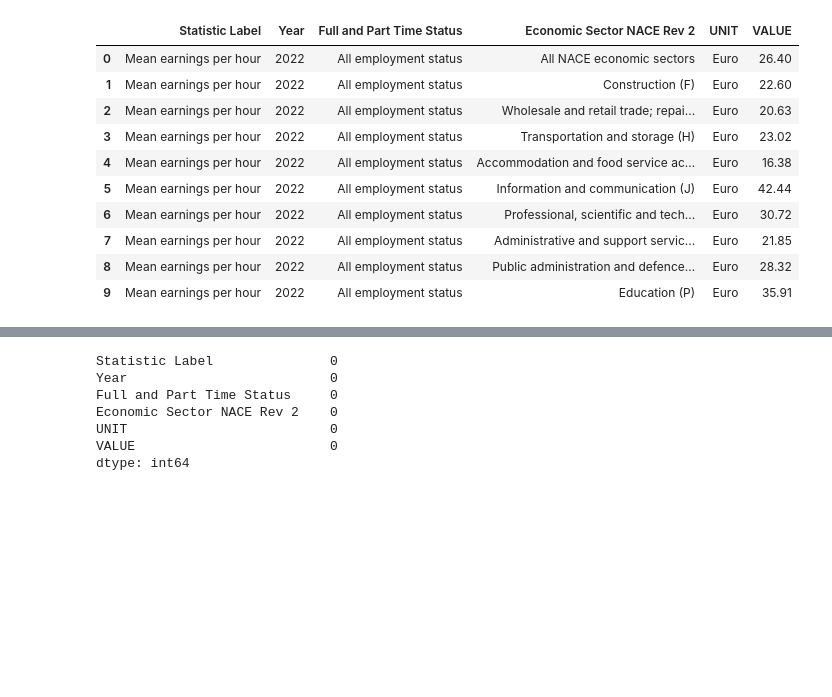
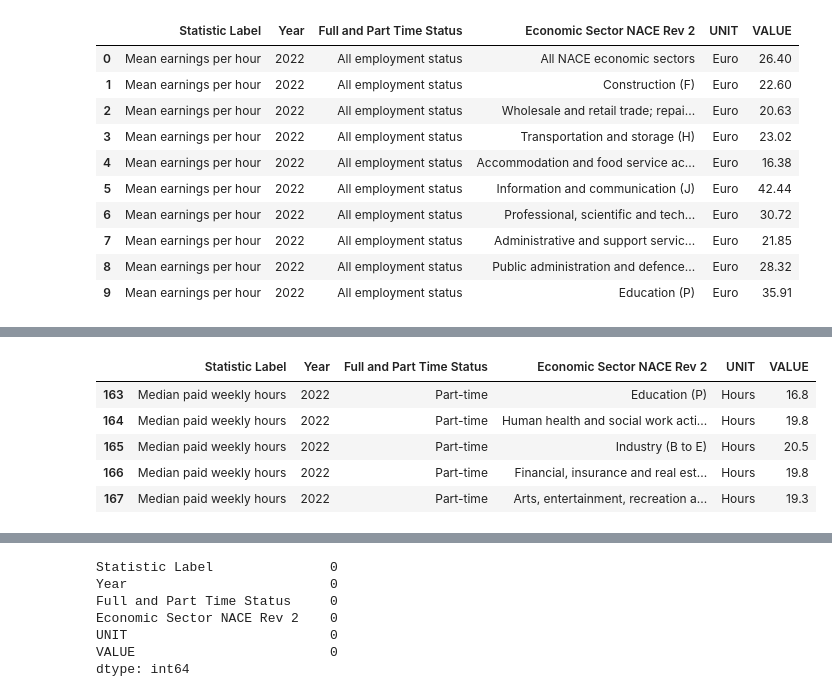
Before and after one commit to SyedAsadAilia110/CA1, a Jupyter notebook: CA01 - Coding New.ipynb, the cells around one changed output, grey strips where cells are left out. Drawn from its saved outputs; the diff is of its cells as text; code cells hidden in the pictures; blank space fills up the shorter version.

```diff
--- a/CA01 - Coding New.ipynb
+++ b/CA01 - Coding New.ipynb
@@ -32,0 +50,9 @@ data.head(10)
+# %%
+data.tail(5)
+# %% [output]
+|  | Statistic Label | Year | Full and Part Time Status | Economic Sector NACE Rev 2 | UNIT | VALUE |
+| 163 | Median paid weekly hours | 2022 | Part-time | Education (P) | Hours | 16.8 |
+| 164 | Median paid weekly hours | 2022 | Part-time | Human health and social work acti... | Hours | 19.8 |
+| 165 | Median paid weekly hours | 2022 | Part-time | Industry (B to E) | Hours | 20.5 |
+| 166 | Median paid weekly hours | 2022 | Part-time | Financial, insurance and real est... | Hours | 19.8 |
+| 167 | Median paid weekly hours | 2022 | Part-time | Arts, entertainment, recreation a... | Hours | 19.3 |
```
Also changed, not shown: parts of 17 cells of this notebook.
